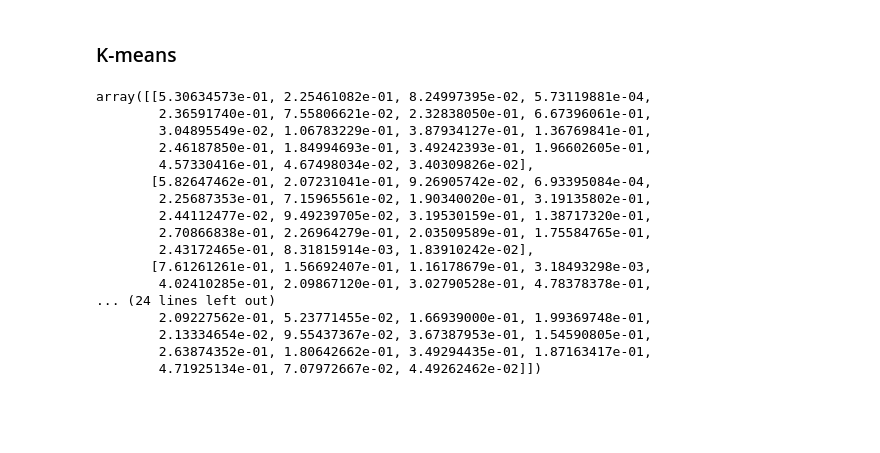
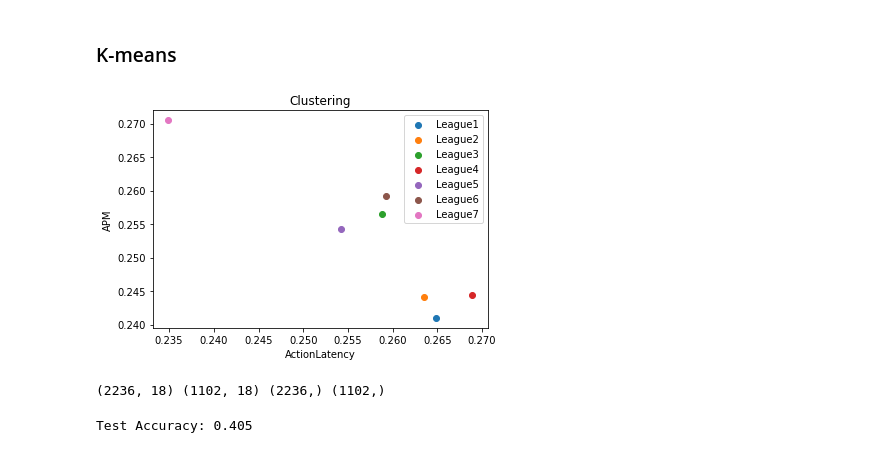
Before and after one commit to Ludovicli973/python, a Jupyter notebook: Projet.ipynb, the cells around one changed output. Saved outputs shown, nothing was run; the diff lists cells and outputs as text; code cells hidden in the pictures; blank space fills up the shorter version.

```diff
--- a/Projet.ipynb
+++ b/Projet.ipynb
@@ -157,0 +153,10 @@ data_scaled
+# %%
+#Normalisation des données
+
+scaler = MinMaxScaler()
+Y_data=data["LeagueIndex"]
+dataslace= scaler.fit_transform(data)
+Df_dataslace=pd.DataFrame(dataslace,columns=data.columns)
+Df_dataslace=Df_dataslace.drop(['GameID'], axis=1) # GameID nous sert à rien
+Df_dataslace=Df_dataslace.drop(['LeagueIndex'], axis=1)
+Df_dataslace
@@ -175,26 +194,47 @@ pca.explained_variance_ratio_
 array([0.37057218, 0.13759345, 0.11090771])
 # %% [markdown]
 ### K-means
-# %%
-# Clustering
-
-kmeans = KMeans(n_clusters=8, random_state=0).fit(data_scaled)
-kmeans.cluster_centers_
-# %% [output]
-array([[5.30634573e-01, 2.25461082e-01, 8.24997395e-02, 5.73119881e-04,
-        2.36591740e-01, 7.55806621e-02, 2.32838050e-01, 6.67396061e-01,
-        3.04895549e-02, 1.06783229e-01, 3.87934127e-01, 1.36769841e-01,
-        2.46187850e-01, 1.84994693e-01, 3.49242393e-01, 1.96602605e-01,
-        4.57330416e-01, 4.67498034e-02, 3.40309826e-02],
-       [5.82647462e-01, 2.07231041e-01, 9.26905742e-02, 6.93395084e-04,
-        2.25687353e-01, 7.15965561e-02, 1.90340020e-01, 3.19135802e-01,
-        2.44112477e-02, 9.49239705e-02, 3.19530159e-01, 1.38717320e-01,
-        2.70866838e-01, 2.26964279e-01, 2.03509589e-01, 1.75584765e-01,
-        2.43172465e-01, 8.31815914e-03, 1.83910242e-02],
-       [7.61261261e-01, 1.56692407e-01, 1.16178679e-01, 3.18493298e-03,
-        4.02410285e-01, 2.09867120e-01, 3.02790528e-01, 4.78378378e-01,
-... (24 lines left out)
-        2.09227562e-01, 5.23771455e-02, 1.66939000e-01, 1.99369748e-01,
-        2.13334654e-02, 9.55437367e-02, 3.67387953e-01, 1.54590805e-01,
-        2.63874352e-01, 1.80642662e-01, 3.49294435e-01, 1.87163417e-01,
-        4.71925134e-01, 7.07972667e-02, 4.49262462e-02]])
+# %%
+#cluster avec les deux metrique les plus represantative
+for i in range(1,8):
+    temp=Df_dataslace.loc[Df_dataslace["LeagueIndex"]==i]
+    X=temp["ActionLatency"].mean()
+    Y=temp["APM"].mean()
+    plt.scatter(X, Y,label='League'+ str(i))
+
+
+plt.legend()
+plt.title('Clustering')
+plt.xlabel('ActionLatency')
+plt.ylabel('APM')
+plt.show()
+# %% [output]
+[figure, added]
+# %%
+# ensure all data are floating point values
+X=Df_dataslace
+X = X.astype('float32')
+y=Y_data
+# split into train and test datasets
+X_train, X_test, y_train, y_test = train_test_split(X, y, test_size=0.33)
+print(X_train.shape, X_test.shape, y_train.shape, y_test.shape)
+# determine the number of input features
+n_features = X_train.shape[1]
+# define model
+model = Sequential()
+model.add(Dense(10, activation='relu', kernel_initializer='he_normal', input_shape=(n_features,)))
+model.add(Dense(8, activation='relu', kernel_initializer='he_normal'))
+model.add(Dense(8, activation='relu', kernel_initializer='he_normal'))
+model.add(Dense(8, activation='softmax'))
+# %% [output]
+(2236, 18) (1102, 18) (2236,) (1102,)
+# %%
+# compile the model
+model.compile(optimizer='adam', loss='sparse_categorical_crossentropy', metrics=['accuracy'])
+# fit the model
+model.fit(X_train, y_train, epochs=150, batch_size=400, verbose=0)
+# evaluate the model
+loss, acc = model.evaluate(X_test, y_test, verbose=0)
+print('Test Accuracy: %.3f' % acc)
+# %% [output]
+Test Accuracy: 0.405
```
Also changed, not shown: parts of 7 cells of this notebook, 1 other file.
